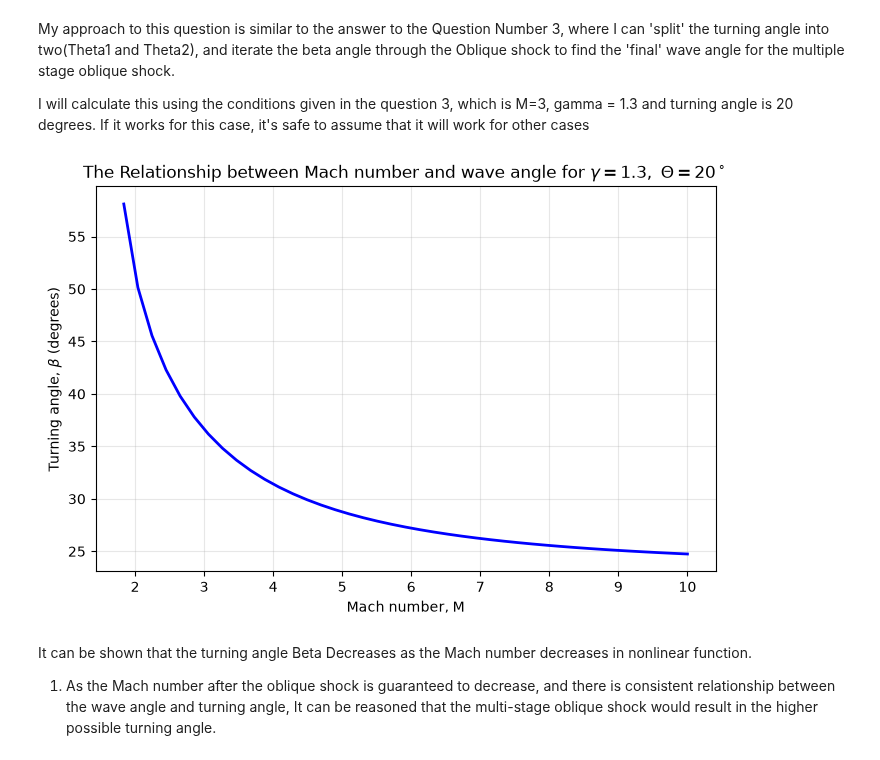
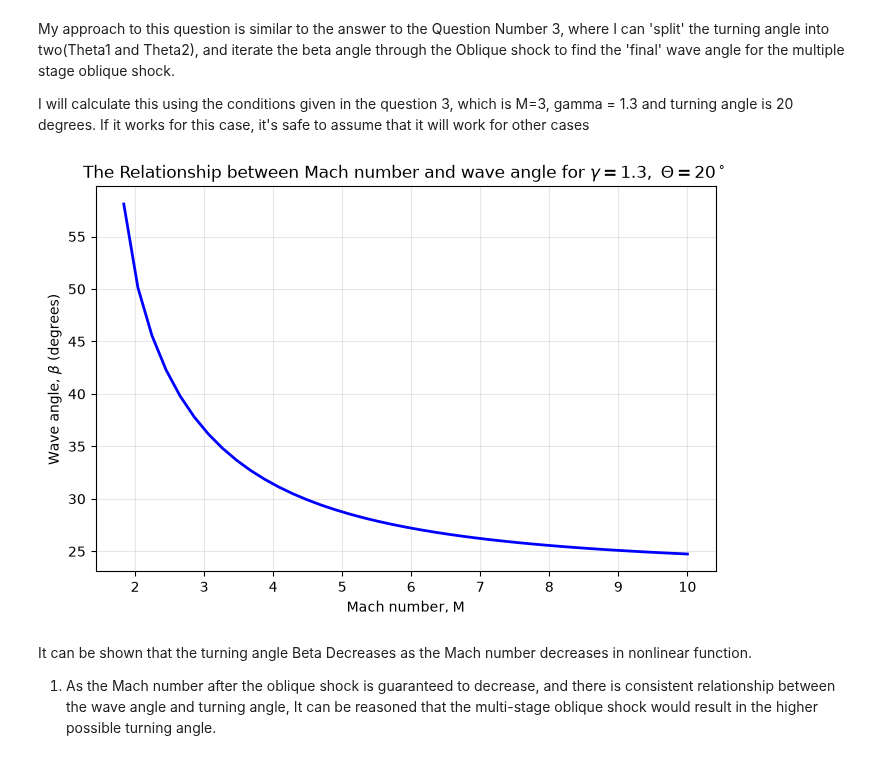
Before and after one commit to DanielKim0208/ME-433RocketScience, a Jupyter notebook: HW3/HW3.ipynb, the cells around one changed output. Cells and saved outputs as stored; diff of their text form; code cells hidden in the pictures.

```diff
--- a/HW3/HW3.ipynb
+++ b/HW3/HW3.ipynb
@@ -204,22 +208,22 @@ I will calculate this using the conditions given in the question 3, which is M=3
 # %%
 # 'Single Stage' Turning angle calculation
 m_q5 = np.linspace(0, 10, 50)
 gamma_q5 = 1.3
 Theta_q5 = 20
 
 beta_q5 = BetaTheta(m_q5,gamma_q5,Theta_q5)
 
 plt.figure(figsize=(8, 5))
 plt.plot(m_q5, beta_q5[1], 'b-', linewidth=2)
 
 plt.xlabel('Mach number, M')
-plt.ylabel(r'Turning angle, $\beta$ (degrees)')
+plt.ylabel(r'Wave angle, $\beta$ (degrees)')
 plt.title('The Relationship between Mach number and wave angle for $\gamma=1.3,\ \Theta=20^\circ$')
 plt.grid(True, alpha=0.3)
 
 plt.show()
 # %% [output]
-[figure, old version]
+[figure, new version]
 # %% [markdown]
 It can be shown that the turning angle Beta Decreases as the Mach number decreases in nonlinear function.
 
```
Also changed, not shown: parts of 6 cells of this notebook.
